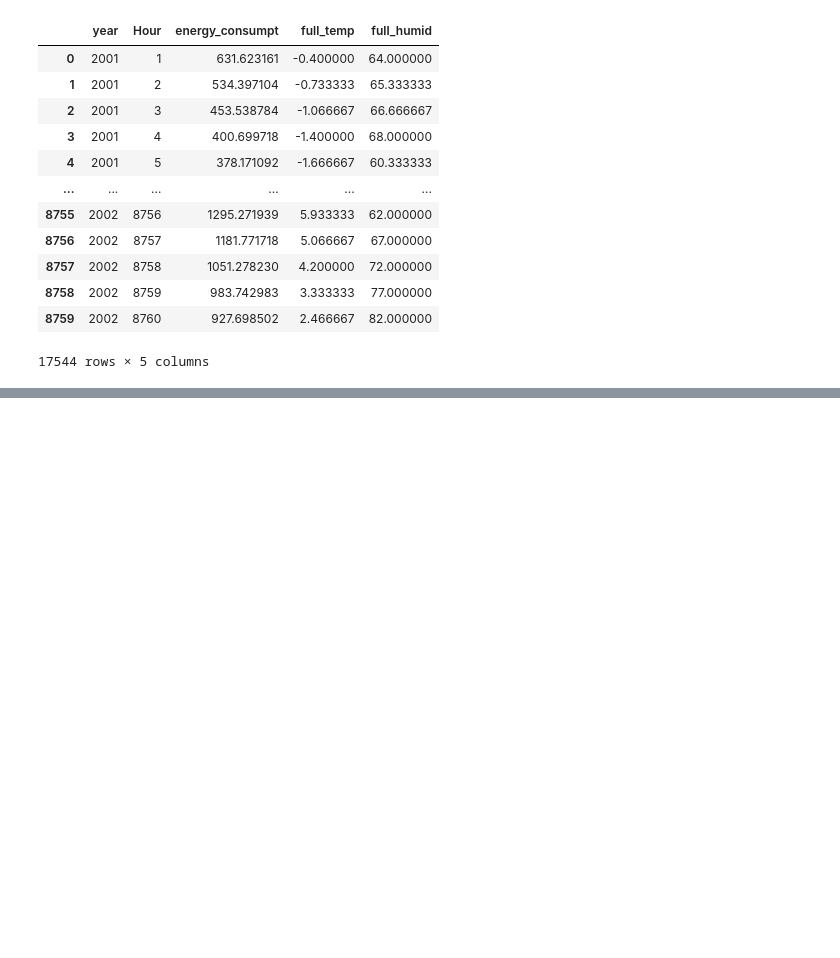
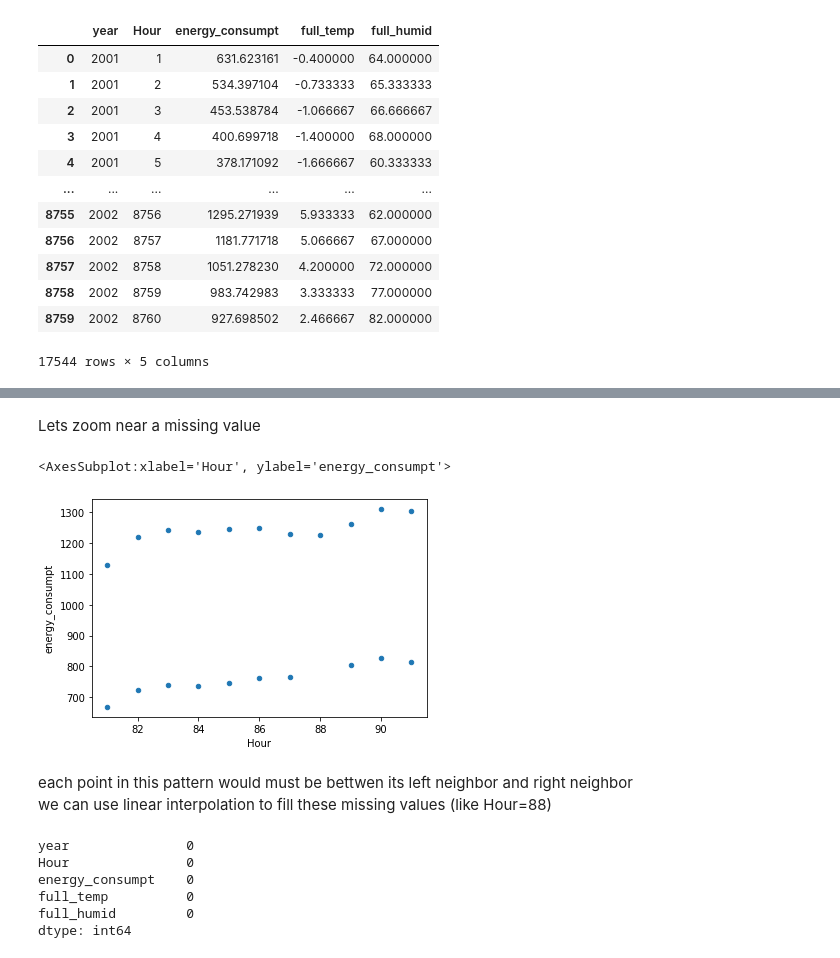
Before and after one commit to GianRojas/CrystalTEC-EnergyData, a Jupyter notebook: main.ipynb, the cells around one changed output, grey strips where cells are left out. Cells and saved outputs as stored; diff of their text form; code cells hidden in the pictures; blank space fills up the shorter version.

```diff
--- a/main.ipynb
+++ b/main.ipynb
@@ -145,0 +166,20 @@ df2
+# %% [markdown]
+Lets zoom near a missing value
+# %%
+df2.query('80<Hour<92').plot.scatter(x='Hour', y='energy_consumpt')
+# %% [output]
+<AxesSubplot:xlabel='Hour', ylabel='energy_consumpt'>
+[figure, added]
+# %% [markdown]
+each point in this pattern would must be bettwen its left neighbor and right neighbor
+we can use linear interpolation to fill these missing values (like Hour=88)
+# %%
+df2['energy_consumpt'] = df2['energy_consumpt'].interpolate()
+df2.isna().sum()
+# %% [output]
+year               0
+Hour               0
+energy_consumpt    0
+full_temp          0
+full_humid         0
+dtype: int64
```
Also changed, not shown: parts of 10 cells of this notebook.
